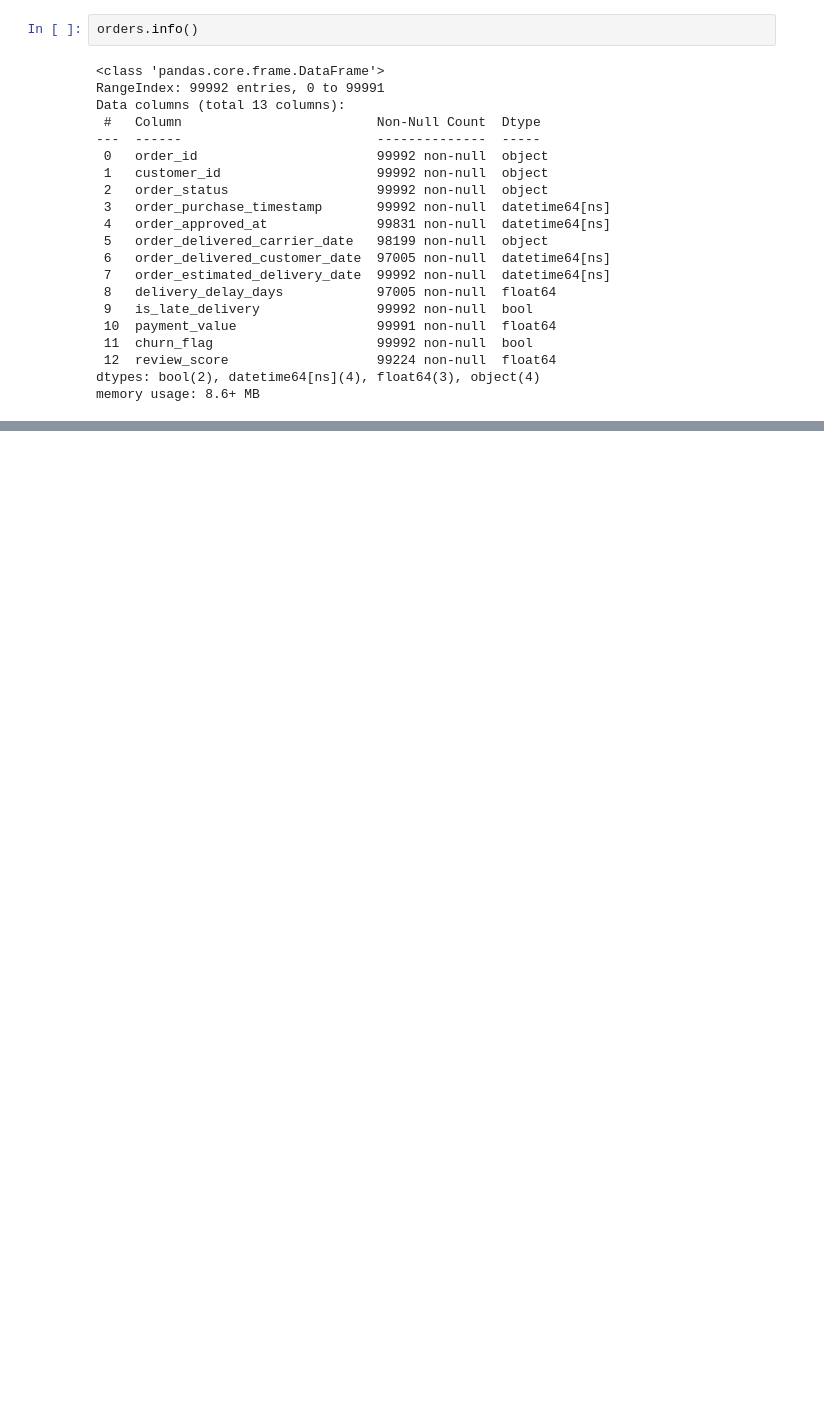
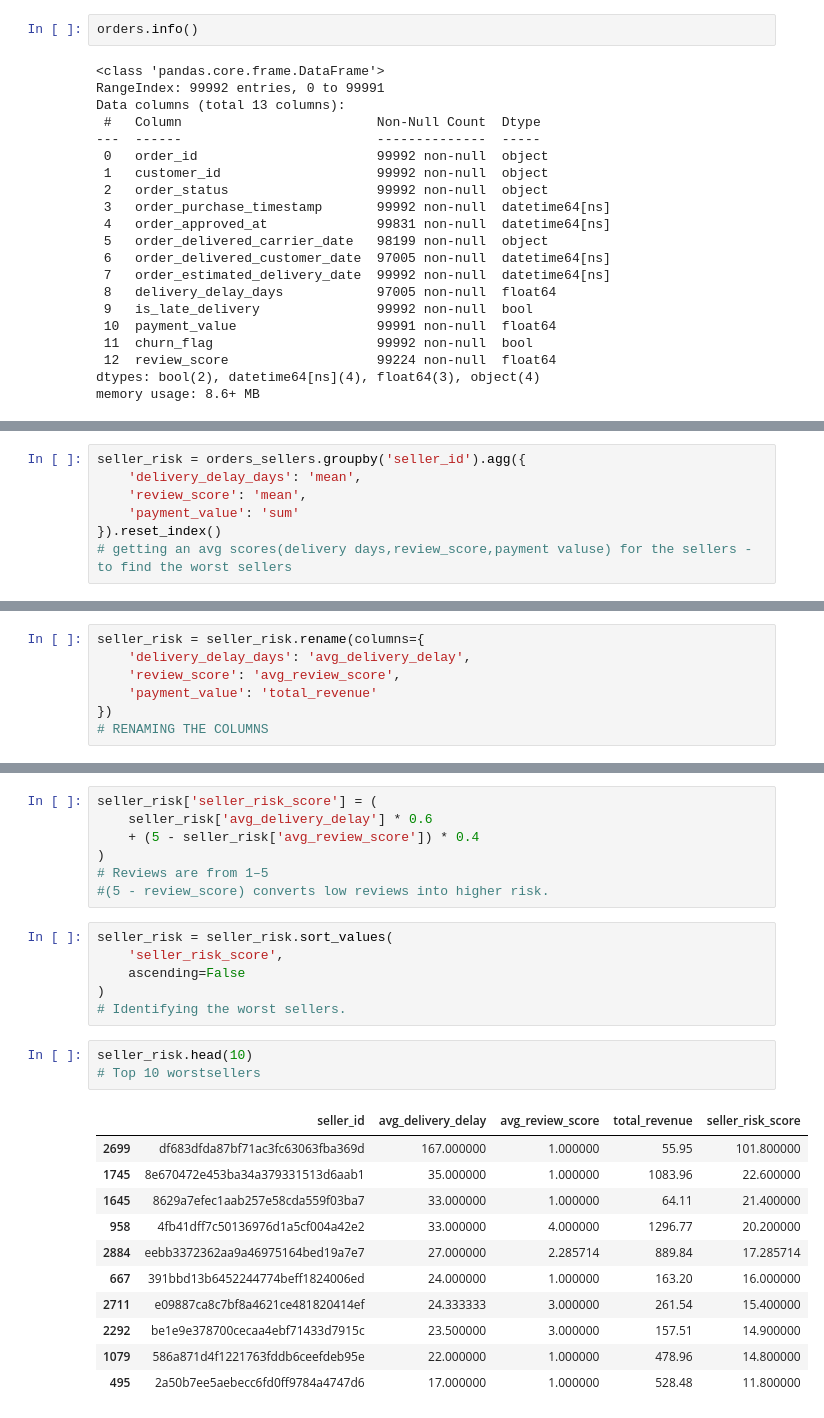
Before and after one commit to SanjithAsh1/Silent-revenue-leak-intelligence, a Jupyter notebook: EDA_python.ipynb, the cells around one changed output, grey strips where cells are left out. Cells and saved outputs as stored; diff of their text form; blank space fills up the shorter version.

```diff
--- a/EDA_python.ipynb
+++ b/EDA_python.ipynb
@@ -291,0 +357,7 @@ memory usage: 8.6+ MB
+# %%
+seller_risk = orders_sellers.groupby('seller_id').agg({
+    'delivery_delay_days': 'mean',
+    'review_score': 'mean',
+    'payment_value': 'sum'
+}).reset_index()
+# getting an avg scores(delivery days,review_score,payment valuse) for the sellers - to find the worst sellers
@@ -291,0 +381,7 @@ memory usage: 8.6+ MB
+# %%
+seller_risk = seller_risk.rename(columns={
+    'delivery_delay_days': 'avg_delivery_delay',
+    'review_score': 'avg_review_score',
+    'payment_value': 'total_revenue'
+})
+# RENAMING THE COLUMNS
@@ -291,0 +397,28 @@ memory usage: 8.6+ MB
+# %%
+seller_risk['seller_risk_score'] = (
+    seller_risk['avg_delivery_delay'] * 0.6
+    + (5 - seller_risk['avg_review_score']) * 0.4
+)
+# Reviews are from 1–5
+#(5 - review_score) converts low reviews into higher risk.
+# %%
+seller_risk = seller_risk.sort_values(
+    'seller_risk_score',
+    ascending=False
+)
+# Identifying the worst sellers.
+# %%
+seller_risk.head(10)
+# Top 10 worstsellers
+# %% [output]
+|  | seller_id | avg_delivery_delay | avg_review_score | total_revenue | seller_risk_score |
+| 2699 | df683dfda87bf71ac3fc63063fba369d | 167.000000 | 1.000000 | 55.95 | 101.800000 |
+| 1745 | 8e670472e453ba34a379331513d6aab1 | 35.000000 | 1.000000 | 1083.96 | 22.600000 |
+| 1645 | 8629a7efec1aab257e58cda559f03ba7 | 33.000000 | 1.000000 | 64.11 | 21.400000 |
+| 958 | 4fb41dff7c50136976d1a5cf004a42e2 | 33.000000 | 4.000000 | 1296.77 | 20.200000 |
+| 2884 | eebb3372362aa9a46975164bed19a7e7 | 27.000000 | 2.285714 | 889.84 | 17.285714 |
+| 667 | 391bbd13b6452244774beff1824006ed | 24.000000 | 1.000000 | 163.20 | 16.000000 |
+| 2711 | e09887ca8c7bf8a4621ce481820414ef | 24.333333 | 3.000000 | 261.54 | 15.400000 |
+| 2292 | be1e9e378700cecaa4ebf71433d7915c | 23.500000 | 3.000000 | 157.51 | 14.900000 |
+| 1079 | 586a871d4f1221763fddb6ceefdeb95e | 22.000000 | 1.000000 | 478.96 | 14.800000 |
+| 495 | 2a50b7ee5aebecc6fd0ff9784a4747d6 | 17.000000 | 1.000000 | 528.48 | 11.800000 |
```
Also changed, not shown: parts of 25 cells of this notebook.
